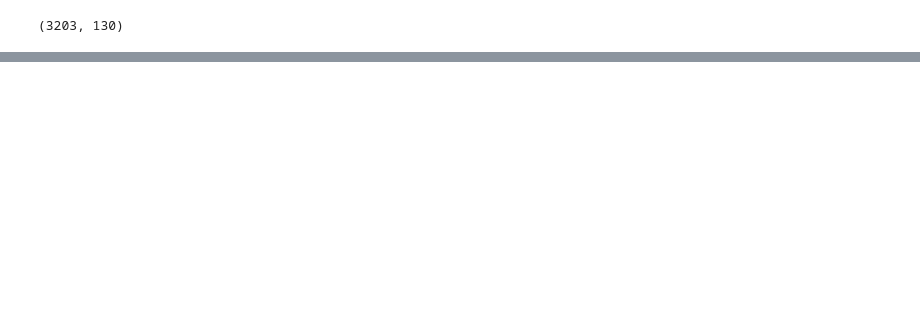
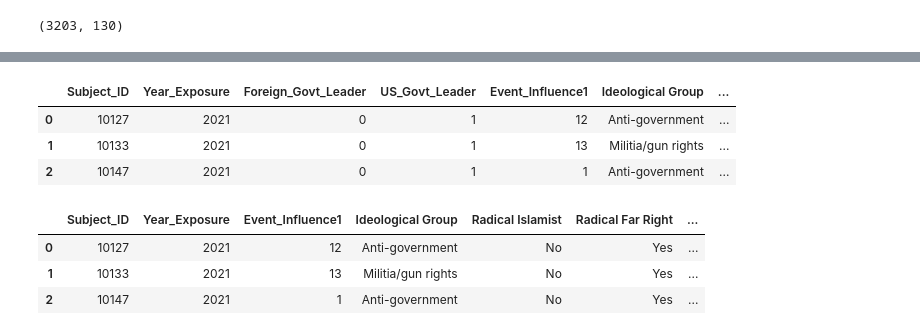
Before and after one commit to mrichburg/extremist_profile_exploration, a Jupyter notebook: notebooks/EDA.ipynb, the cells around one changed output, grey strips where cells are left out. Saved outputs shown, nothing was run; the diff lists cells and outputs as text; code cells hidden in the pictures; blank space fills up the shorter version.

```diff
--- a/notebooks/EDA.ipynb
+++ b/notebooks/EDA.ipynb
@@ -61,0 +158,62 @@ mil_only.dropna(axis=1, how='all').to_excel("../data/PIRUS_March2023/no_empties.
+# %%
+rad_sites = {
+    1 : "Facebook",
+    2 : "Twitter",
+    3 : "YouTube",
+    4 : "Vimeo",
+    5 : "Instagram",
+    6 : "Flickr",
+    7 : "Tumblr",
+    8 : "Imgur",
+    9 : "Snapchat",
+    10 : "Google Plus",
+    11 : "Skype",
+    12 : "LinkedIn",
+    13 : "MySpace",
+    14 : "4chan",
+    15 : "Reddit",
+    16 : "Ask.fm",
+    17 : "WhatsApp",
+    18 : "Surespot",
+    19 : "Telegram",
+    20 : "Kik",
+    21 : "Paltalk",
+    22 : "VK",
+    23 : "Diaspora",
+    24 : "JustPaste.it",
+    25 : "SoundCloud",
+    26 : "Personal blogging websites",
+    27 : "Other non-encrypted software",
+    28 : "Other encrypted software/unspecified encrypted software",
+    29 : "Discord",
+    30 : "Gab",
+    31 : "Iron March",
+    32 : "Parler",
+    33 : "Wire",
+   -99 : "Unknown",
+   -88 : "N/A"
+ }
+functions.value_change(fil_mil, "Social_Media_Platform1", rad_sites, "Social Media Platform")
+
+fil_mil.head(3)
+# %% [output]
+|  | Subject_ID | Year_Exposure | Foreign_Govt_Leader | US_Govt_Leader | Event_Influence1 | Ideological Group | ... |
+| 0 | 10127 | 2021 | 0 | 1 | 12 | Anti-government | ... |
+| 1 | 10133 | 2021 | 0 | 1 | 13 | Militia/gun rights | ... |
+| 2 | 10147 | 2021 | 0 | 1 | 1 | Anti-government | ... |
+# %%
+govt_leader = {
+  0 : "No",
+  1 : "Yes",
+  -99: "Unknown"
+}
+
+functions.value_change(fil_mil, "Foreign_Govt_Leader", govt_leader, "Foreign Govt Leader")
+functions.value_change(fil_mil, "US_Govt_Leader", govt_leader, "US Govt Leader")
+
+fil_mil.head(3)
+# %% [output]
+|  | Subject_ID | Year_Exposure | Event_Influence1 | Ideological Group | Radical Islamist | Radical Far Right | ... |
+| 0 | 10127 | 2021 | 12 | Anti-government | No | Yes | ... |
+| 1 | 10133 | 2021 | 13 | Militia/gun rights | No | Yes | ... |
+| 2 | 10147 | 2021 | 1 | Anti-government | No | Yes | ... |
```
Also changed, not shown: parts of 10 cells of this notebook, 2 other files.
